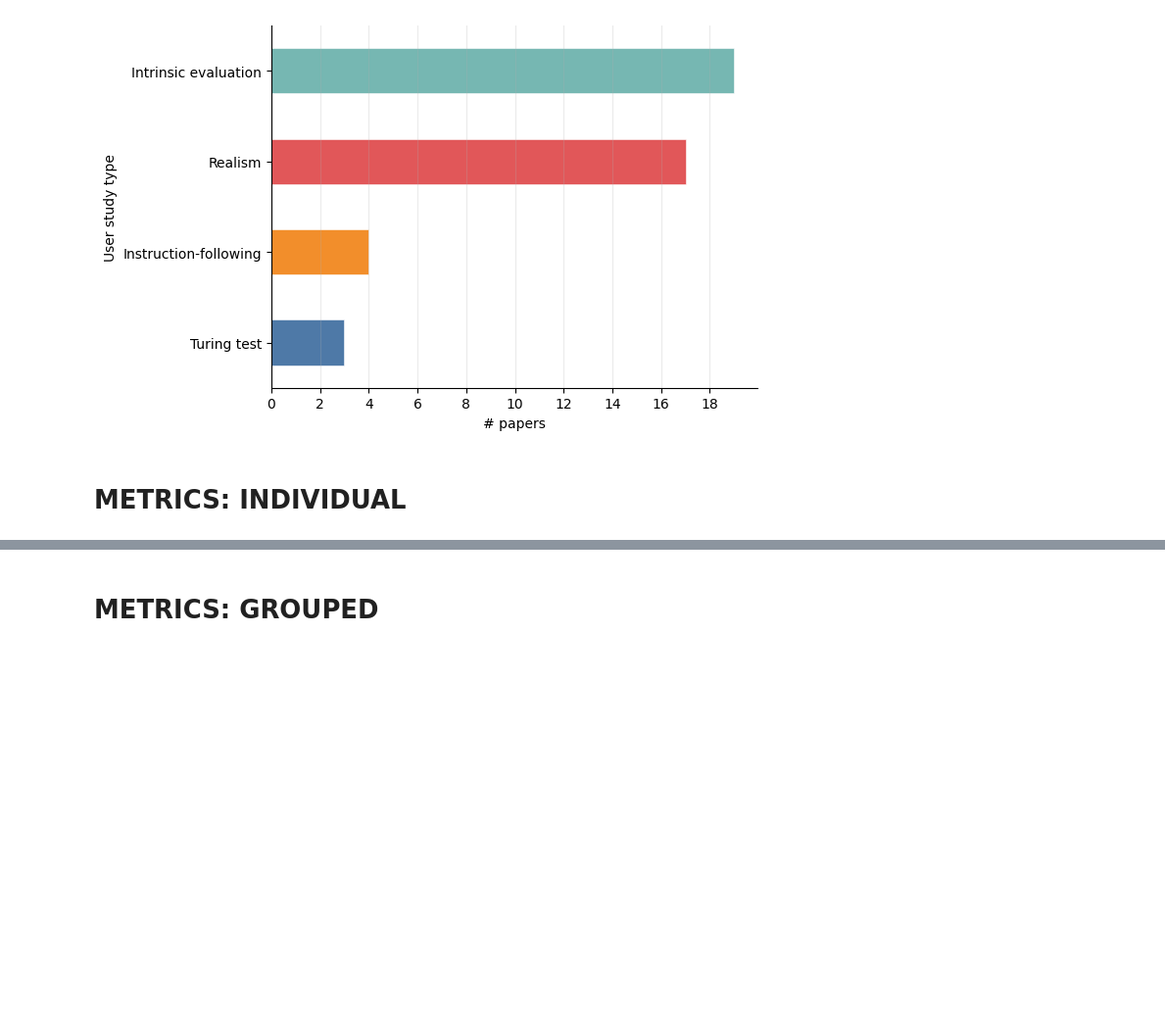
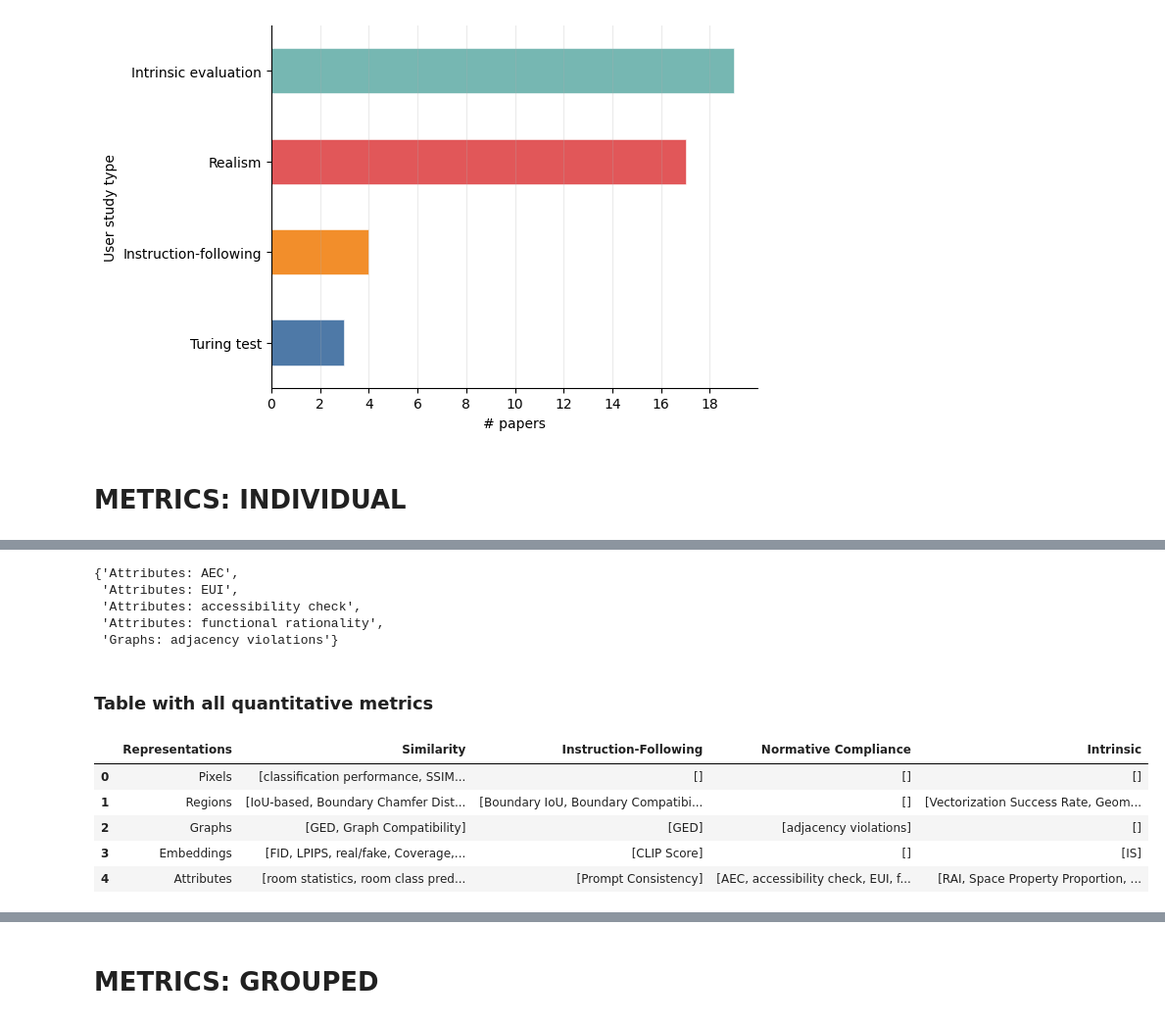
Before and after one commit to gal-dmitry/SystematicReview, a Jupyter notebook: SYNTHESIS.ipynb, the cells around one changed output, grey strips where cells are left out. Shown at 98% size. Cells and saved outputs as stored; diff of their text form; code cells hidden in the pictures; blank space fills up the shorter version.

```diff
--- a/SYNTHESIS.ipynb
+++ b/SYNTHESIS.ipynb
@@ -1851,0 +1904,9 @@ plot_user_studies(df)
+# %%
+s2 = set.union(*[set(x) for x in df_metrics["Normative Compliance"].to_list()]) - {"Absent"}
+s2
+# %% [output]
+{'Attributes: AEC',
+ 'Attributes: EUI',
+ 'Attributes: accessibility check',
+ 'Attributes: functional rationality',
+ 'Graphs: adjacency violations'}
@@ -1851,0 +1916,12 @@ plot_user_studies(df)
+# %% [markdown]
+### Table with all quantitative metrics
+# %%
+app_table = metrics_by_representation(df_metrics)
+app_table
+# %% [output]
+|  | Representations | Similarity | Instruction-Following | Normative Compliance | Intrinsic |
+| 0 | Pixels | [classification performance, SSIM... | [] | [] | [] |
+| 1 | Regions | [IoU-based, Boundary Chamfer Dist... | [Boundary IoU, Boundary Compatibi... | [] | [Vectorization Success Rate, Geom... |
+| 2 | Graphs | [GED, Graph Compatibility] | [GED] | [adjacency violations] | [] |
+| 3 | Embeddings | [FID, LPIPS, real/fake, Coverage,... | [CLIP Score] | [] | [IS] |
+| 4 | Attributes | [room statistics, room class pred... | [Prompt Consistency] | [AEC, accessibility check, EUI, f... | [RAI, Space Property Proportion, ... |
```
Also changed, not shown: parts of 18 cells of this notebook, 2 other files.
